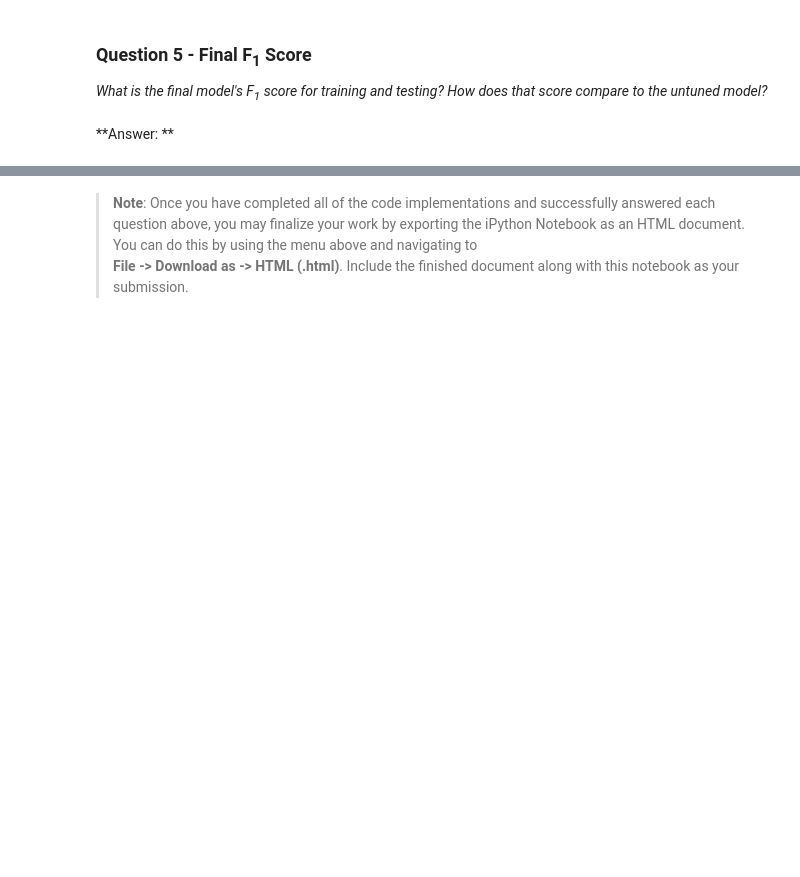
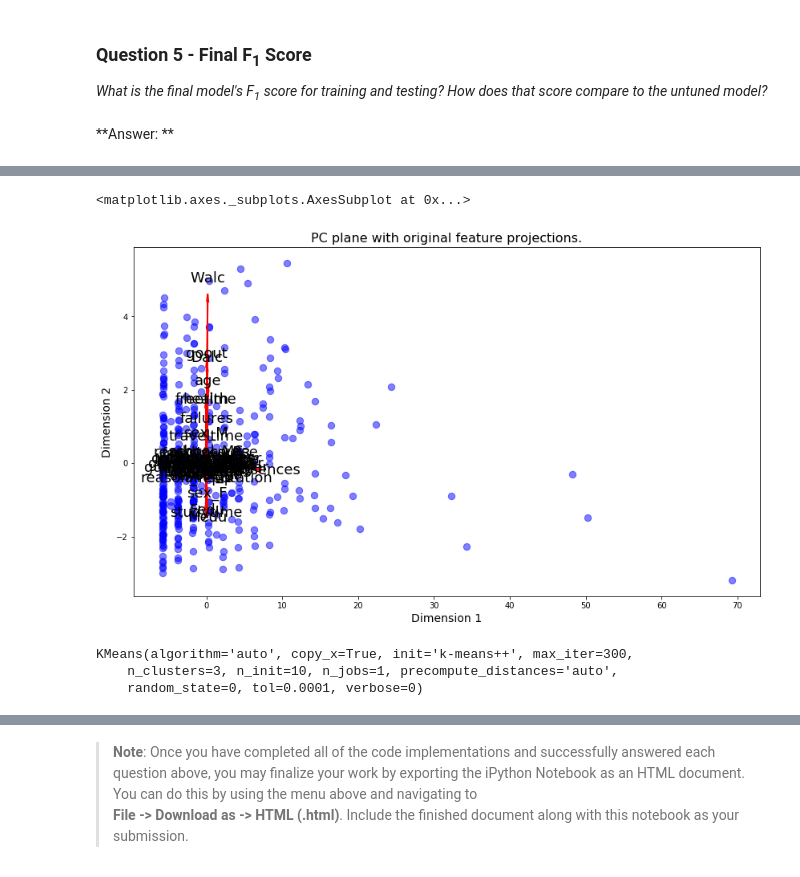
Before and after one commit to AtotheKay/machine-learning, a Jupyter notebook: projects/student_intervention/student_intervention.ipynb, the cells around one changed output, grey strips where cells are left out. Saved outputs shown, nothing was run; the diff lists cells and outputs as text; code cells hidden in the pictures; blank space fills up the shorter version.

```diff
--- a/projects/student_intervention/student_intervention.ipynb
+++ b/projects/student_intervention/student_intervention.ipynb
@@ -366,0 +550,27 @@ print "Tuned model has a testing F1 score of {:.4f}.".format(predict_labels(clf,
+# %%
+# TODO: Apply PCA by fitting the good data with only two dimensions
+pca = PCA(n_components=3).fit(X_all)
+
+# TODO: Transform the good data using the PCA fit above
+reduced_data = pca.transform(X_all)
+
+# Create a DataFrame for the reduced data
+reduced_data = pd.DataFrame(reduced_data, columns = ['Dimension 1', 'Dimension 2', "Dimension 3"])
+# %%
+vs.biplot(X_all, reduced_data, pca)
+# %% [output]
+<matplotlib.axes._subplots.AxesSubplot at 0x...>
+[figure, added]
+# %%
+import helper_AK as helper
+%matplotlib inline
+from sklearn.cluster import KMeans
+
+
+#helper.draw_scatterplot(biased_dataset['avg_scifi_rating'],'Avg scifi rating', biased_dataset['avg_romance_rating'], 'Avg romance rating')
+kmeans_1 = KMeans(n_clusters=3, random_state=0)
+kmeans_1.fit(reduced_data)
+# %% [output]
+KMeans(algorithm='auto', copy_x=True, init='k-means++', max_iter=300,
+    n_clusters=3, n_init=10, n_jobs=1, precompute_distances='auto',
+    random_state=0, tol=0.0001, verbose=0)
```
Also changed, not shown: parts of 9 cells of this notebook, 11 other files.
